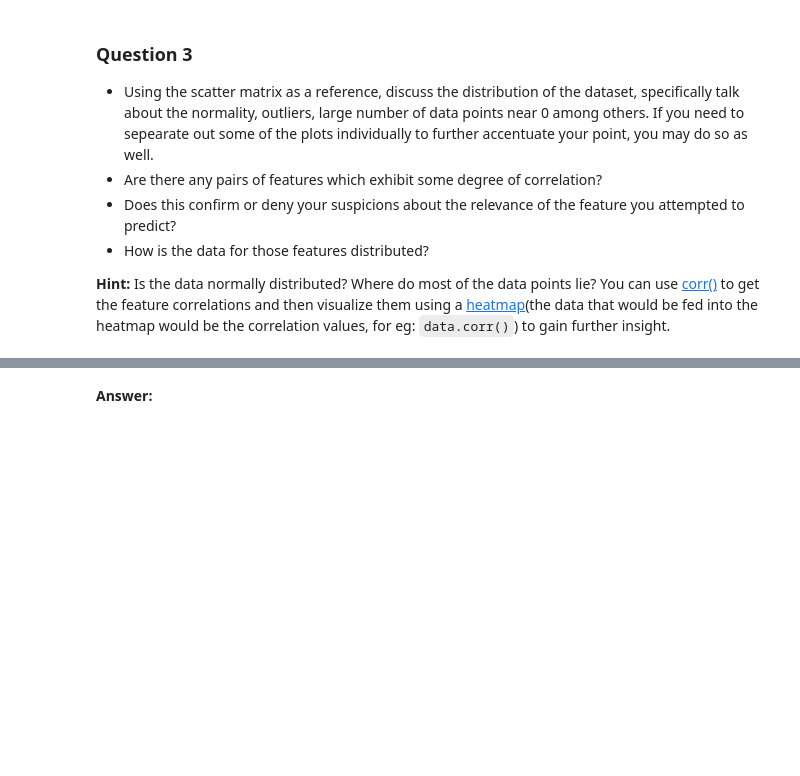
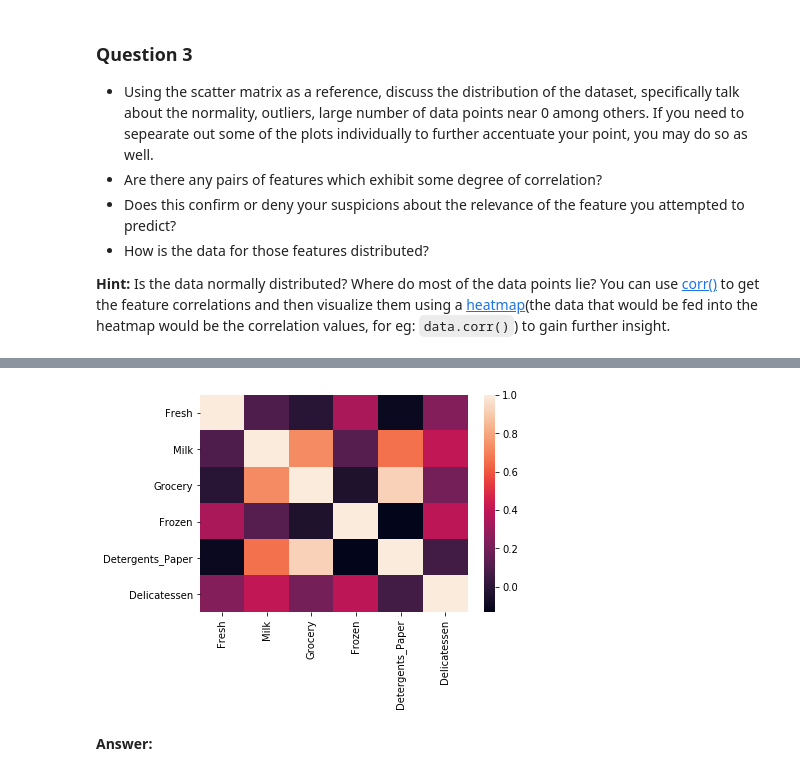
Before and after one commit to mynamerahulkumar/Data_Science, a Jupyter notebook: Machine_Learning/Udacity/Project_Customer_segment_unsupervised/customer_segments.ipynb, the cells around one changed output, grey strips where cells are left out. Cells and saved outputs as stored; diff of their text form; code cells hidden in the pictures; blank space fills up the shorter version.

```diff
--- a/Machine_Learning/Udacity/Project_Customer_segment_unsupervised/customer_segments.ipynb
+++ b/Machine_Learning/Udacity/Project_Customer_segment_unsupervised/customer_segments.ipynb
@@ -202,3 +188,8 @@ pd.scatter_matrix(data, alpha = 0.3, figsize = (14,8), diagonal = 'kde');
 * How is the data for those features distributed?
 
 **Hint:** Is the data normally distributed? Where do most of the data points lie? You can use [corr()](https://pandas.pydata.org/pandas-docs/stable/generated/pandas.DataFrame.corr.html) to get the feature correlations and then visualize them using a [heatmap](http://seaborn.pydata.org/generated/seaborn.heatmap.html)(the data that would be fed into the heatmap would be the correlation values, for eg: `data.corr()`) to gain further insight.
+# %%
+#Correlation
+#from pandas.DataFrame import corr
+data_core=data.corr(method='pearson')
+data_core
@@ -205,3 +204,9 @@ pd.scatter_matrix(data, alpha = 0.3, figsize = (14,8), diagonal = 'kde');
+# %%
+#heatmap
+import seaborn as sns
+ax=sns.heatmap(data_core)
+# %% [output]
+[figure, added]
 # %% [markdown]
 **Answer:**
 # %% [markdown]
```
Also changed, not shown: parts of 3 cells of this notebook.
